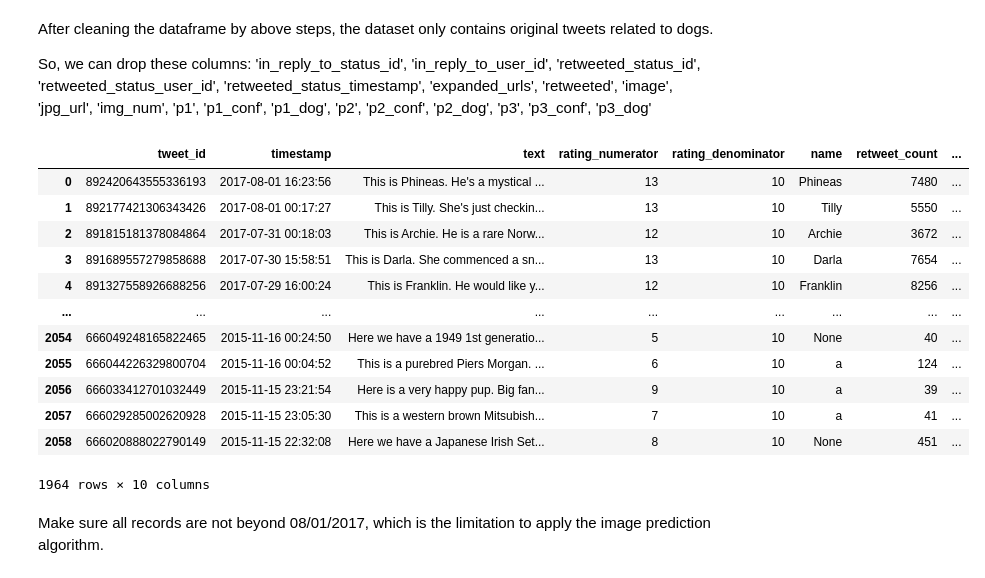
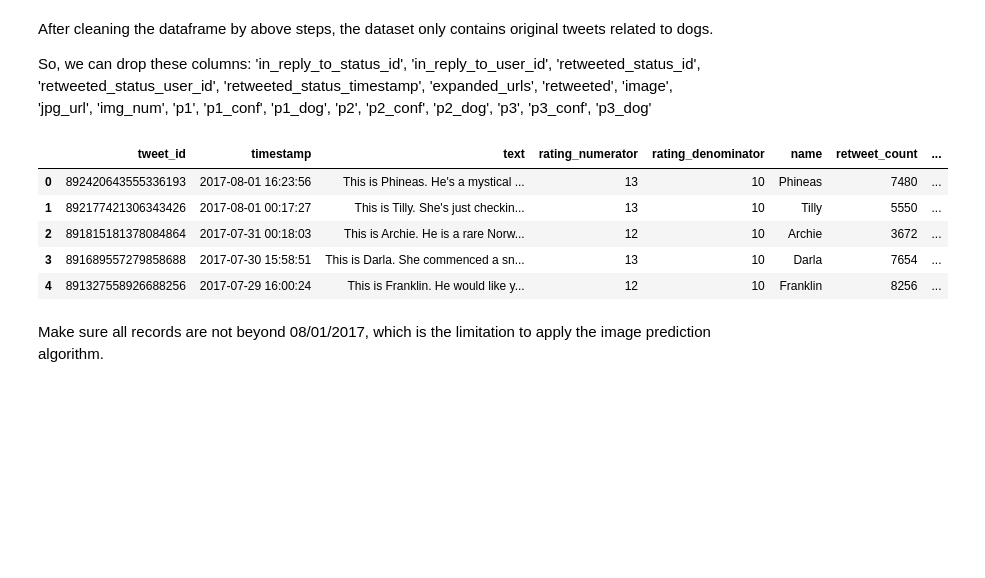
Before and after one commit to BaiyanRen/DA_nanodegree_project4, a Jupyter notebook: wrangle_act.ipynb, the cells around one changed output. Cells and saved outputs as stored; diff of their text form; code cells hidden in the pictures; blank space fills up the shorter version.

Commit message:
Add files via upload
Modified the "Data Cleaning" part.
Add visualization into act_report.

```diff
--- a/wrangle_act.ipynb
+++ b/wrangle_act.ipynb
@@ -554,6 +555,0 @@ Melt four columns (doggo, floofer, pupper, puppo) into one column (stage).
-# %%
-tweet['stage']='None'
-stages = ['doggo','floofer','pupper','puppo']
-for i in stages:
-    tweet.loc[tweet[i]!='None','stage']=i
-tweet.drop(columns=stages, inplace=True)
@@ -586,3 +556,5 @@ Name: image_predict, Length: 114, dtype: int64
+# %%
+tweet = tweet_original.copy()
 # %% [markdown]
 **Test**
 # %%
@@ -596,0 +573,9 @@ tweet.head()
+# %%
+tweet['stage']=np.nan # initialize the column
+stages = ['doggo','floofer','pupper','puppo']
+for i in stages:
+    # if only one stage available
+    tweet.loc[(tweet[i]!='None')&(tweet['stage'].isnull()),'stage']=i
+    # if another stage (has to be different from the first one) available
+    tweet.loc[(tweet[i]!='None')&(~tweet['stage'].isnull())&(tweet['stage']!=i),'stage']=tweet.loc[(tweet[i]!='None')&(~tweet['stage'].isnull())&(tweet['stage']!=i),'stage']+' ,'+i
+tweet.drop(columns=stages, inplace=True)
@@ -596,0 +607,9 @@ tweet.head()
+# %%
+tweet['image_predict'] = np.nan
+for i in range(tweet.shape[0]):
+    if tweet['p1_dog'][i]:
+        tweet.loc[i, 'image_predict'] = tweet['p1'][i]
+    elif tweet['p2_dog'][i]:
+        tweet.loc[i, 'image_predict'] = tweet['p2'][i]
+    elif tweet['p3_dog'][i]:
+        tweet.loc[i, 'image_predict'] = tweet['p3'][i]
@@ -679,21 +737,14 @@ So, we can drop these columns: 'in_reply_to_status_id', 'in_reply_to_user_id', '
 # %%
 tweet_clean = tweet.drop(columns=['in_reply_to_status_id', 'in_reply_to_user_id', 'source', 'retweeted_status_id', 'retweeted_status_user_id', 'retweeted_status_timestamp', 'expanded_urls', 'retweeted', 'image', 'jpg_url', 'img_num', 'p1', 'p1_conf', 'p1_dog', 'p2', 'p2_conf', 'p2_dog', 'p3', 'p3_conf', 'p3_dog'])
 # %%
-tweet_clean
+tweet_clean.head()
 # %% [output]
 |  | tweet_id | timestamp | text | rating_numerator | rating_denominator | name | retweet_count | ... |
 | 0 | 892420643555336193 | 2017-08-01 16:23:56 | This is Phineas. He's a mystical ... | 13 | 10 | Phineas | 7480 | ... |
 | 1 | 892177421306343426 | 2017-08-01 00:17:27 | This is Tilly. She's just checkin... | 13 | 10 | Tilly | 5550 | ... |
 | 2 | 891815181378084864 | 2017-07-31 00:18:03 | This is Archie. He is a rare Norw... | 12 | 10 | Archie | 3672 | ... |
 | 3 | 891689557279858688 | 2017-07-30 15:58:51 | This is Darla. She commenced a sn... | 13 | 10 | Darla | 7654 | ... |
 | 4 | 891327558926688256 | 2017-07-29 16:00:24 | This is Franklin. He would like y... | 12 | 10 | Franklin | 8256 | ... |
-| ... | ... | ... | ... | ... | ... | ... | ... | ... |
-| 2054 | 666049248165822465 | 2015-11-16 00:24:50 | Here we have a 1949 1st generatio... | 5 | 10 | None | 40 | ... |
-| 2055 | 666044226329800704 | 2015-11-16 00:04:52 | This is a purebred Piers Morgan. ... | 6 | 10 | a | 124 | ... |
-| 2056 | 666033412701032449 | 2015-11-15 23:21:54 | Here is a very happy pup. Big fan... | 9 | 10 | a | 39 | ... |
-| 2057 | 666029285002620928 | 2015-11-15 23:05:30 | This is a western brown Mitsubish... | 7 | 10 | a | 41 | ... |
-| 2058 | 666020888022790149 | 2015-11-15 22:32:08 | Here we have a Japanese Irish Set... | 8 | 10 | None | 451 | ... |
-1964 rows × 10 columns
 # %% [markdown]
 Make sure all records are not beyond 08/01/2017, which is the limitation to apply the image prediction algorithm.
 # %%
```
Also changed, not shown: parts of 45 cells of this notebook, 1 other file.
